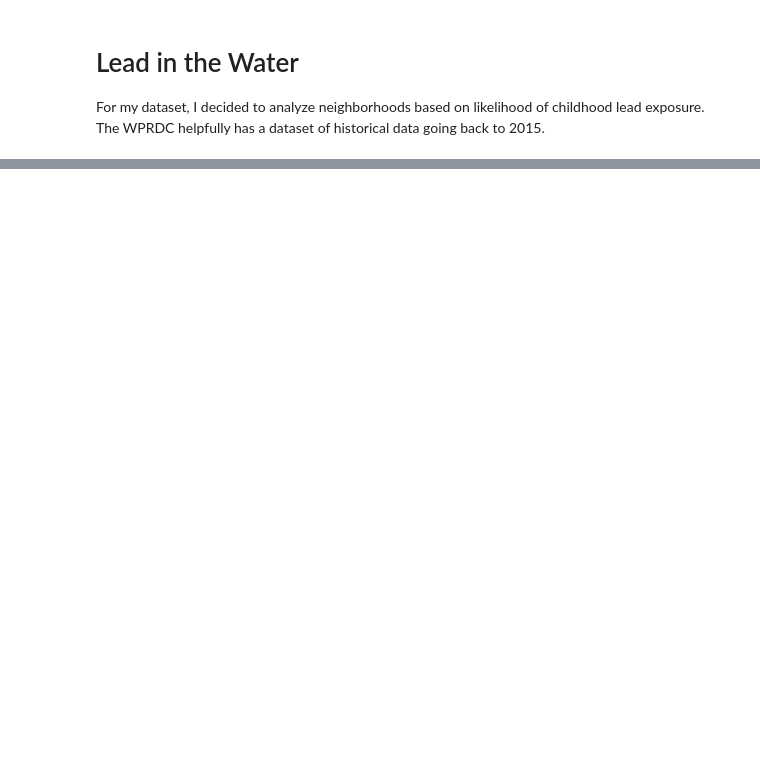
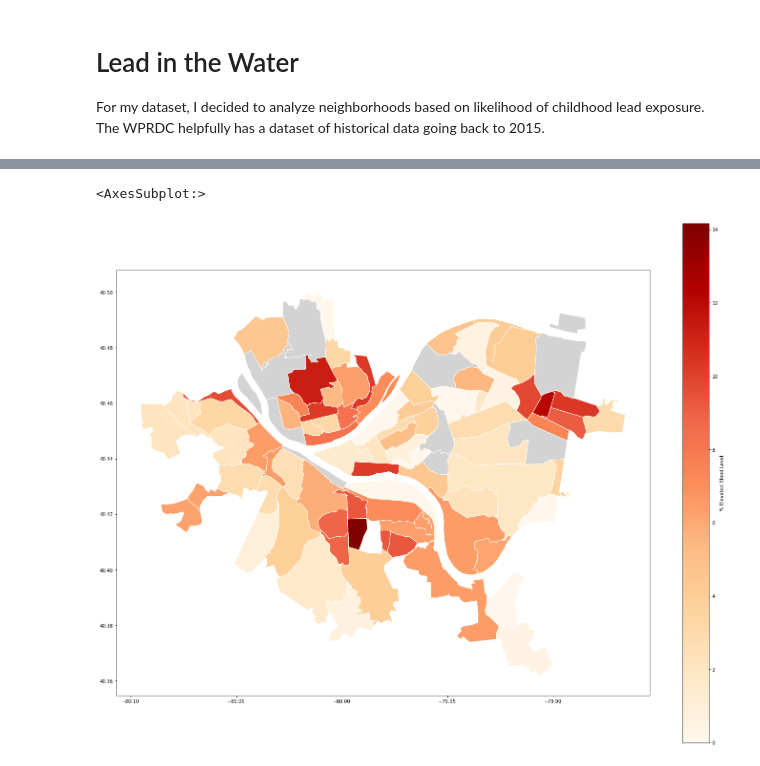
Before and after one commit to neffers/pittsburgh-neighborhood-analysis, a Jupyter notebook: jbb65-lead-in-the-water.ipynb, the cells around one changed output, grey strips where cells are left out. Cells and saved outputs as stored; diff of their text form; code cells hidden in the pictures; blank space fills up the shorter version.

```diff
--- a/jbb65-lead-in-the-water.ipynb
+++ b/jbb65-lead-in-the-water.ipynb
@@ -56,9 +76,12 @@ ellnb[['hood','tractce10','percentEBLL15_20']].sort_values('tractce10')
 # %%
 ellnb.plot(column='percentEBLL15_20', # set the data to be used for coloring
                cmap='OrRd',              # choose a color palette
                edgecolor="white",        # outline the districts in white
                legend=True,              # show the legend
-               legend_kwds={'label': "Number of Steps"}, # label the legend
-               figsize=(15, 10),         # set the size
+               legend_kwds={'label': "% Elevated Blood Level"}, # label the legend
+               figsize=(25, 20),         # set the size
                missing_kwds={"color": "lightgrey"} # set disctricts with no data to gray
                )
+# %% [output]
+<AxesSubplot:>
+[figure, added]
```
Also changed, not shown: parts of 4 cells of this notebook.
